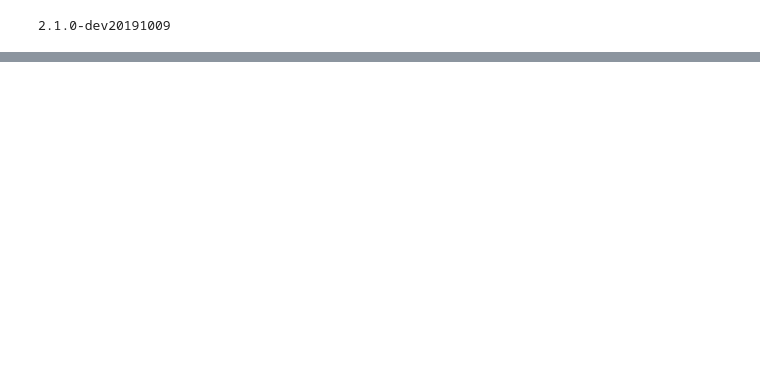
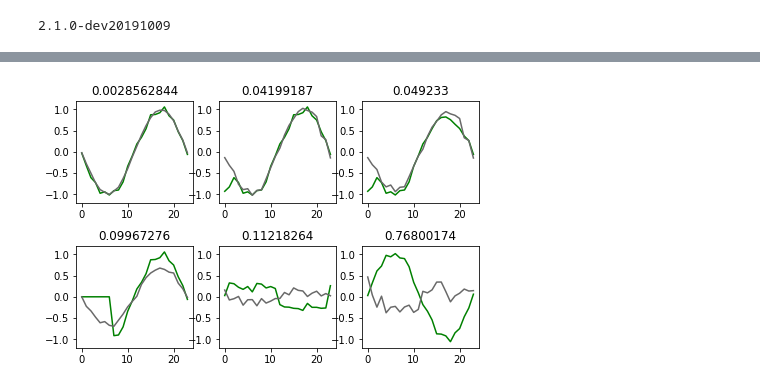
Before and after one commit to WalterInSH/tensorflow-playground, a Jupyter notebook: autoencoder_similarity_detection.ipynb, the cells around one changed output, grey strips where cells are left out. Cells and saved outputs as stored; diff of their text form; code cells hidden in the pictures; blank space fills up the shorter version.

```diff
--- a/autoencoder_similarity_detection.ipynb
+++ b/autoencoder_similarity_detection.ipynb
@@ -186,0 +147,6 @@ plt.show()
+# %%
+test_data = numpy.loadtxt("sine-based-test-data.csv", delimiter=',')
+
+print(test_data[:2])
+
+test_prediction = model.predict(test_data)
@@ -186,0 +162,16 @@ plt.show()
+# %%
+mse = tf.keras.losses.MeanSquaredError()
+
+fig = plt.figure()
+
+for i in range(len(test_data)):
+    ax = fig.add_subplot(2, 3, i+1)
+    ax.title.set_text(str(mse(test_data[i], test_prediction[i]).numpy()))
+    ax.set_ylim([-1.2, 1.2])
+    ax.plot(test_data[i], color="green")
+    ax.plot(test_prediction[i], color="dimgray")
+
+plt.tight_layout(pad=0.4, w_pad=0.5, h_pad=1.0)
+fig.show()
+# %% [output]
+[figure, added]
```
Also changed, not shown: parts of 23 cells of this notebook, 1 other file.
